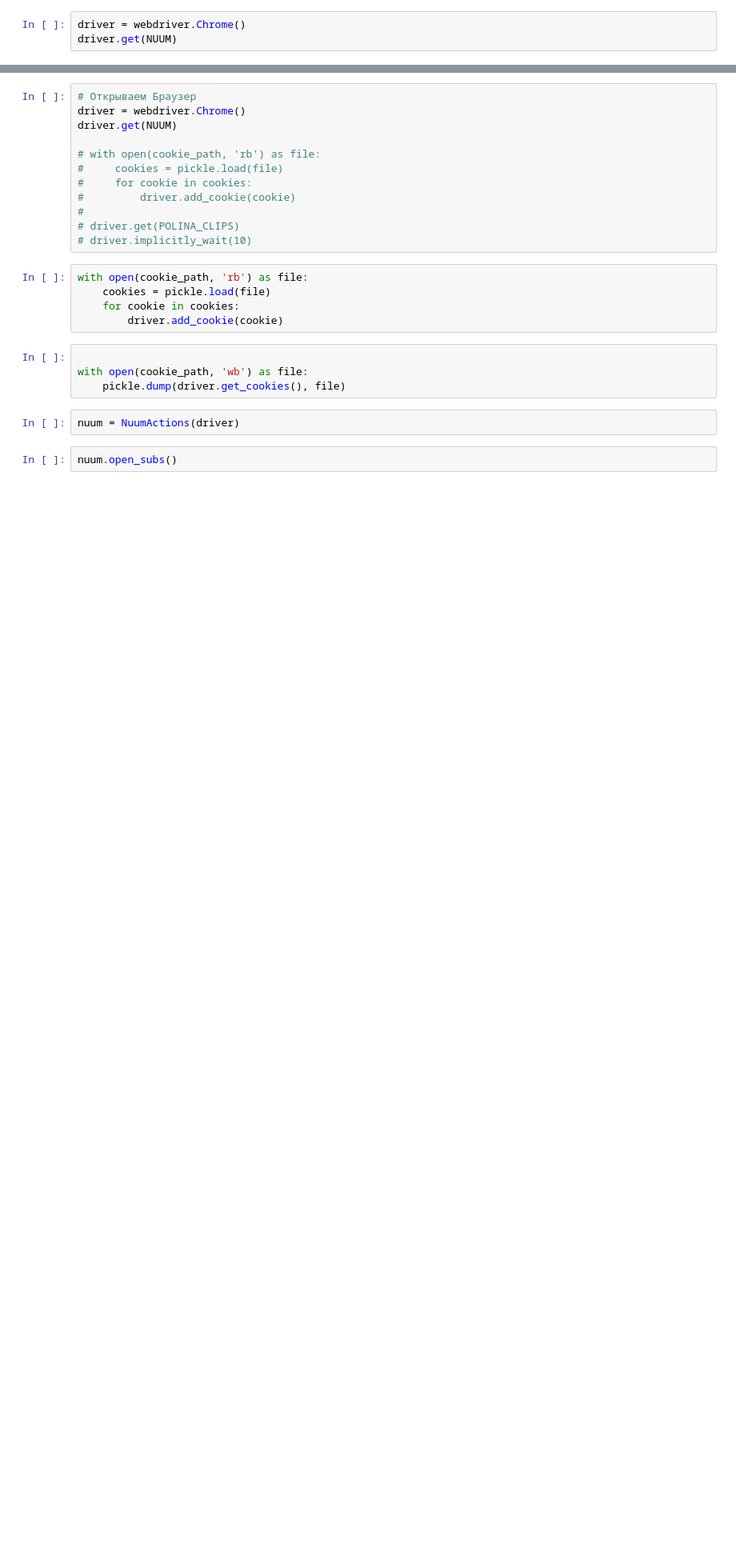
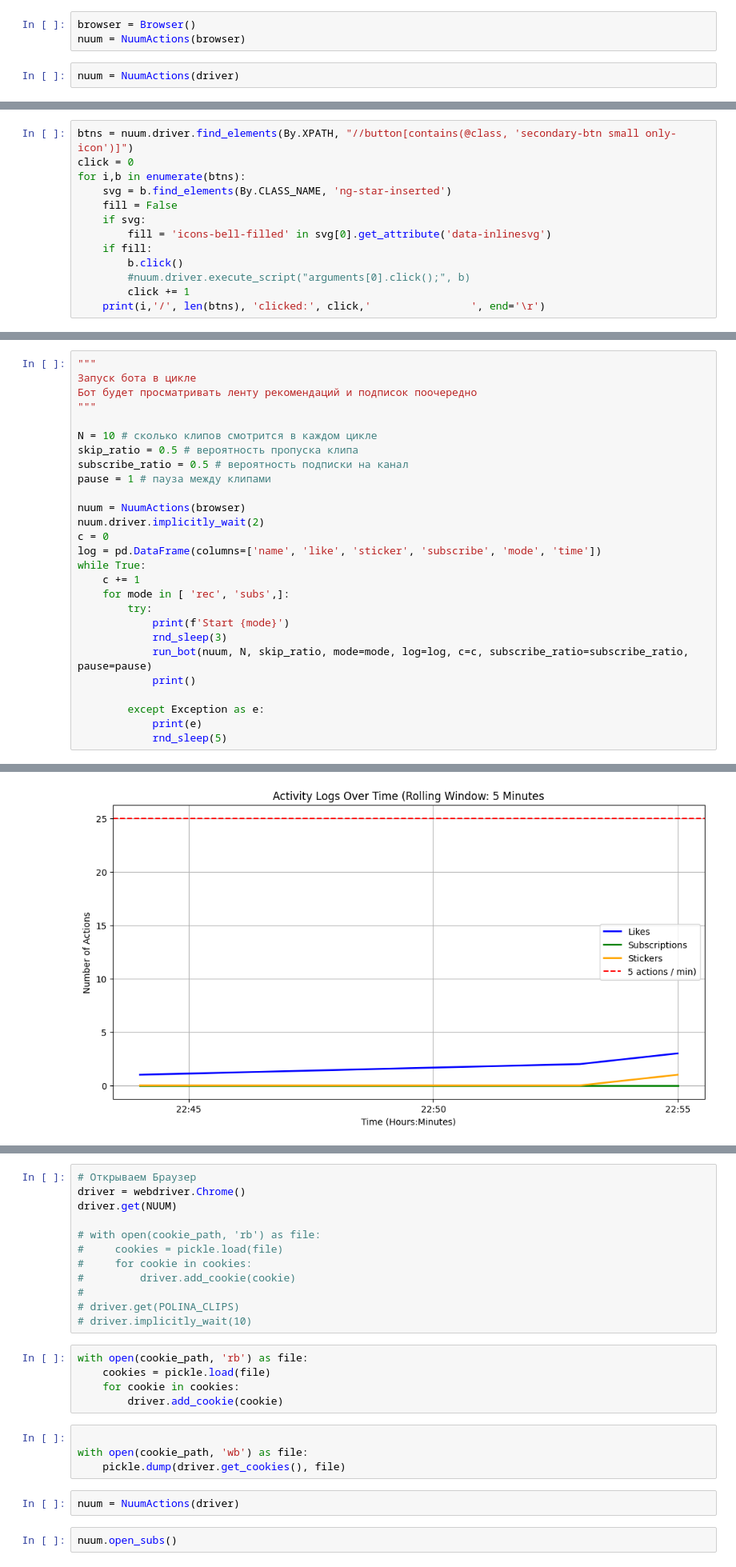
Before and after one commit to yrsolo/NuumBot, a Jupyter notebook: NuumBot_test.ipynb, the cells around one changed output, grey strips where cells are left out. Shown at 80% size. Saved outputs shown, nothing was run; the diff lists cells and outputs as text; blank space fills up the shorter version.

```diff
--- a/NuumBot_test.ipynb
+++ b/NuumBot_test.ipynb
@@ -228,3 +354,5 @@ class NuumActions(NuumBaseAction):
 # %%
-driver = webdriver.Chrome()
-driver.get(NUUM)
+browser = Browser()
+nuum = NuumActions(browser)
+# %%
+nuum = NuumActions(driver)
@@ -230,0 +371,13 @@ driver.get(NUUM)
+# %%
+btns = nuum.driver.find_elements(By.XPATH, "//button[contains(@class, 'secondary-btn small only-icon')]")
+click = 0
+for i,b in enumerate(btns):
+    svg = b.find_elements(By.CLASS_NAME, 'ng-star-inserted')
+    fill = False
+    if svg:
+        fill = 'icons-bell-filled' in svg[0].get_attribute('data-inlinesvg')
+    if fill:
+        b.click()
+        #nuum.driver.execute_script("arguments[0].click();", b)
+        click += 1
+    print(i,'/', len(btns), 'clicked:', click,'                ', end='\r')
@@ -230,0 +468,28 @@ driver.get(NUUM)
+# %%
+"""
+Запуск бота в цикле
+Бот будет просматривать ленту рекомендаций и подписок поочередно
+"""
+
+N = 10 # сколько клипов смотрится в каждом цикле
+skip_ratio = 0.5 # вероятность пропуска клипа
+subscribe_ratio = 0.5 # вероятность подписки на канал
+pause = 1 # пауза между клипами
+
+nuum = NuumActions(browser)
+nuum.driver.implicitly_wait(2)
+c = 0
+log = pd.DataFrame(columns=['name', 'like', 'sticker', 'subscribe', 'mode', 'time'])
+while True:
+    c += 1
+    for mode in [ 'rec', 'subs',]:
+        try:
+            print(f'Start {mode}')
+            rnd_sleep(3)
+            run_bot(nuum, N, skip_ratio, mode=mode, log=log, c=c, subscribe_ratio=subscribe_ratio, pause=pause)
+            print()
+
+        except Exception as e:
+            print(e)
+            rnd_sleep(5)
+# %% [output]
@@ -230,0 +502 @@ driver.get(NUUM)
+[figure, added]
```
Also changed, not shown: parts of 26 cells of this notebook, 7 other files.
